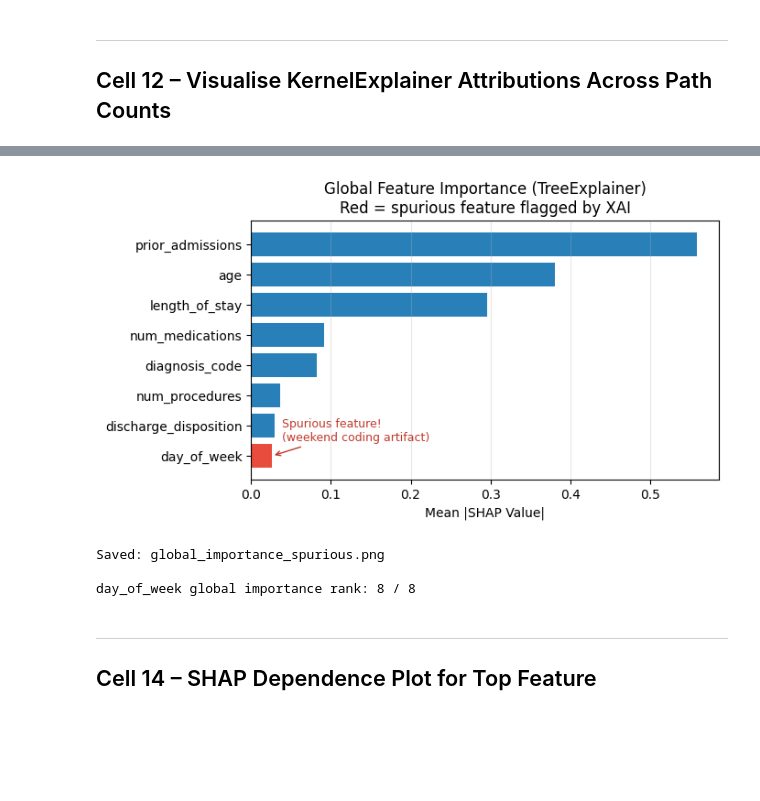
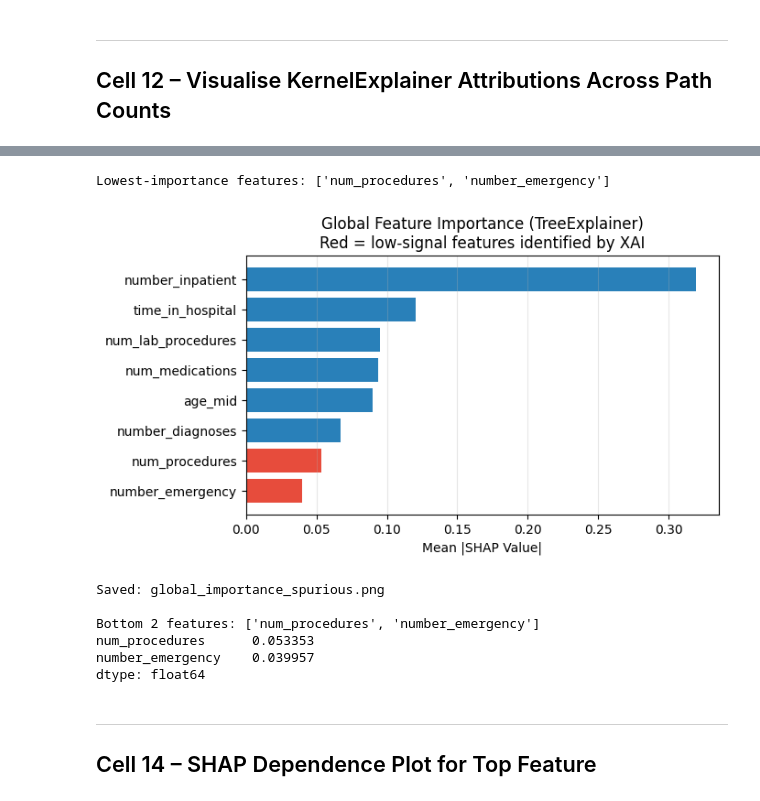
Before and after one commit to jkinarthur/explainable_XAI, a Jupyter notebook: EAI6020_Module3_XAI_Notebook.ipynb, the cells around one changed output, grey strips where cells are left out. Cells and saved outputs as stored; diff of their text form; code cells hidden in the pictures; blank space fills up the shorter version.

```diff
--- a/EAI6020_Module3_XAI_Notebook.ipynb
+++ b/EAI6020_Module3_XAI_Notebook.ipynb
@@ -114,9 +115,26 @@ Readmission rate: 64.7%
 ---
 ## Cell 4 – Train / Test Split and Model Training
 # %%
-X_train, X_test, y_train, y_test = train_test_split(
+from sklearn.utils import resample
+
+X_train_raw, X_test, y_train_raw, y_test = train_test_split(
     X, y, test_size=0.2, random_state=42, stratify=y
 )
+
+# Oversample minority class to 1:1 ratio in training set
+X_maj = X_train_raw[y_train_raw == 0]
+X_min = X_train_raw[y_train_raw == 1]
+y_maj = y_train_raw[y_train_raw == 0]
+y_min = y_train_raw[y_train_raw == 1]
+
+X_min_up, y_min_up = resample(X_min, y_min,
+                               replace=True,
+                               n_samples=len(X_maj),
+                               random_state=42)
+X_train = pd.concat([X_maj, X_min_up]).reset_index(drop=True)
+y_train = np.concatenate([y_maj, y_min_up])
+
+print(f"Training set after oversampling: {X_train.shape}, positive rate: {y_train.mean():.1%}")
 
 model = GradientBoostingClassifier(
     n_estimators=200, max_depth=4, learning_rate=0.05,
@@ -528,38 +543,36 @@ We examine whether `day_of_week` — an intentionally injected artifact — rece
 # %%
 # Global mean absolute SHAP values from TreeExplainer
 mean_shap = pd.Series(
     np.abs(shap_values_tree).mean(axis=0),
     index=FEATURE_NAMES
 ).sort_values(ascending=False)
 
+# Identify the two least-important features
+low_features = list(mean_shap.index[-2:])
+print("Lowest-importance features:", low_features)
+
 fig, ax = plt.subplots(figsize=(7, 4))
-bar_colors = ["#e74c3c" if f == "day_of_week" else "#2980b9" for f in mean_shap.index]
+bar_colors = ["#e74c3c" if f in low_features else "#2980b9" for f in mean_shap.index]
 bars = ax.barh(mean_shap.index[::-1], mean_shap.values[::-1], color=bar_colors[::-1])
 ax.set_xlabel("Mean |SHAP Value|")
-ax.set_title("Global Feature Importance (TreeExplainer)\nRed = spurious feature flagged by XAI")
+ax.set_title("Global Feature Importance (TreeExplainer)\nRed = low-signal features identified by XAI")
 ax.grid(True, alpha=0.3, axis="x")
-
-# Annotate day_of_week
-dow_rank  = list(mean_shap.index).index("day_of_week")
-dow_val   = mean_shap["day_of_week"]
-ax.annotate(
-    f"  Spurious feature!\n  (weekend coding artifact)",
-    xy=(dow_val, len(mean_shap) - dow_rank - 1),
-    xytext=(dow_val + 0.003, len(mean_shap) - dow_rank - 1 + 0.5),
-    fontsize=9, color="#c0392b",
-    arrowprops=dict(arrowstyle="->", color="#c0392b")
-)
 
 plt.tight_layout()
 plt.savefig("global_importance_spurious.png", dpi=150, bbox_inches="tight")
 plt.show()
 print("Saved: global_importance_spurious.png")
-print(f"\nday_of_week global importance rank: {list(mean_shap.index).index('day_of_week') + 1} / {len(FEATURE_NAMES)}")
+print(f"\nBottom 2 features: {low_features}")
+print(mean_shap.tail(2))
 # %% [output]
+Lowest-importance features: ['num_procedures', 'number_emergency']
-[figure, old version]
+[figure, new version]
-Saved: global_importance_spurious.png
-
-day_of_week global importance rank: 8 / 8
+Saved: global_importance_spurious.png
+
+Bottom 2 features: ['num_procedures', 'number_emergency']
+num_procedures      0.053353
+number_emergency    0.039957
+dtype: float64
 # %% [markdown]
 ---
 ## Cell 14 – SHAP Dependence Plot for Top Feature
```
Also changed, not shown: parts of 19 cells of this notebook, 9 other files.
